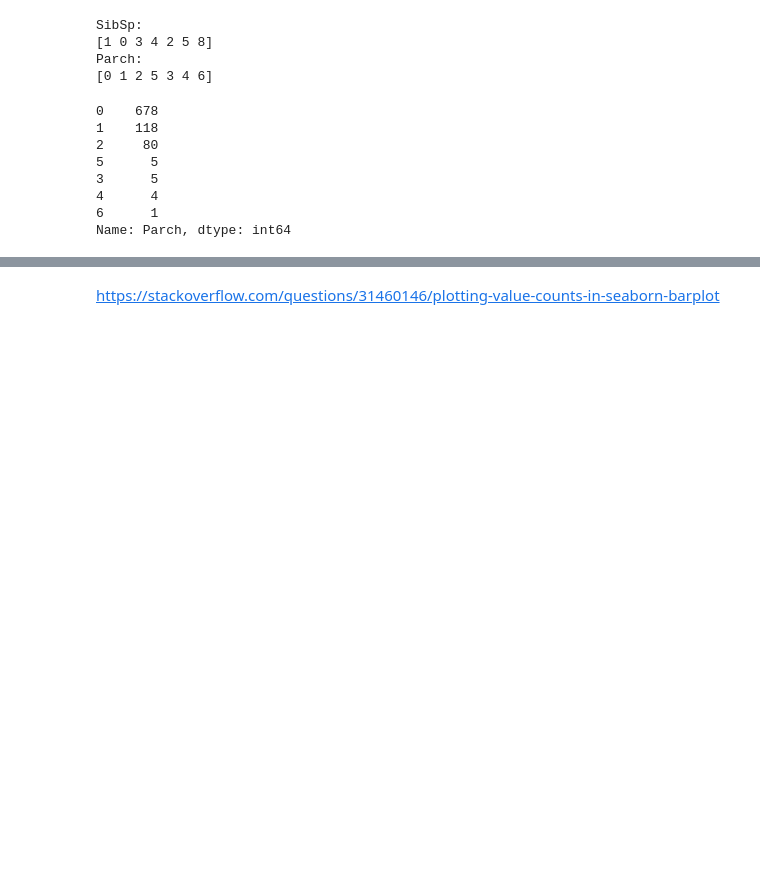
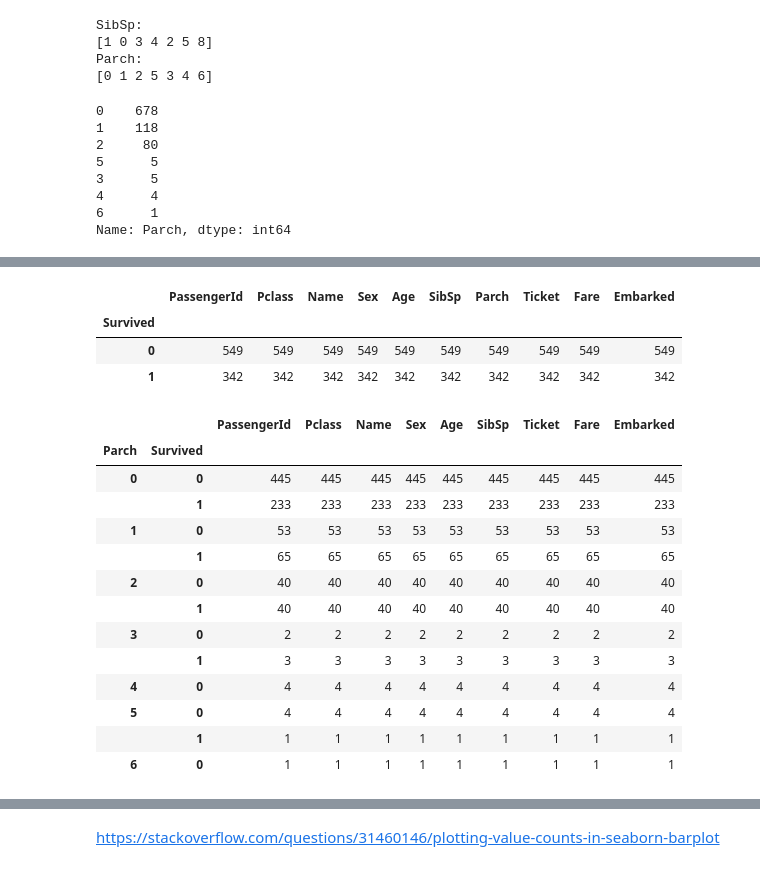
Before and after one commit to kailastone/kaggle_competitions, a Jupyter notebook: Titanic/Titanic EDA.ipynb, the cells around one changed output, grey strips where cells are left out. Drawn from its saved outputs; the diff is of its cells as text; code cells hidden in the pictures; blank space fills up the shorter version.

```diff
--- a/Titanic/Titanic EDA.ipynb
+++ b/Titanic/Titanic EDA.ipynb
@@ -157,3 +157,29 @@ train_data.head()
 | 2 | 3 | 1 | 3 | Heikkinen, Miss. Laina | female | 26.0 | 0 | 0 | STON/O2. 3101282 | 7.9250 | ... |
 | 3 | 4 | 1 | 1 | Futrelle, Mrs. Jacques Heath (Lil... | female | 35.0 | 1 | 0 | 113803 | 53.1000 | ... |
 | 4 | 5 | 0 | 3 | Allen, Mr. William Henry | male | 35.0 | 0 | 0 | 373450 | 8.0500 | ... |
+# %%
+survived_df = train_data.groupby('Survived').count()
+survived_df
+# %% [output]
+|  | PassengerId | Pclass | Name | Sex | Age | SibSp | Parch | Ticket | Fare | Embarked |
+| Survived |  |  |  |  |  |  |  |  |  |  |
+| 0 | 549 | 549 | 549 | 549 | 549 | 549 | 549 | 549 | 549 | 549 |
+| 1 | 342 | 342 | 342 | 342 | 342 | 342 | 342 | 342 | 342 | 342 |
+# %%
+parch_count_df = train_data.groupby(['Parch', 'Survived']).count()
+parch_count_df
+# %% [output]
+|  |  | PassengerId | Pclass | Name | Sex | Age | SibSp | Ticket | Fare | Embarked |
+| Parch | Survived |  |  |  |  |  |  |  |  |  |
+| 0 | 0 | 445 | 445 | 445 | 445 | 445 | 445 | 445 | 445 | 445 |
+|  | 1 | 233 | 233 | 233 | 233 | 233 | 233 | 233 | 233 | 233 |
+| 1 | 0 | 53 | 53 | 53 | 53 | 53 | 53 | 53 | 53 | 53 |
+|  | 1 | 65 | 65 | 65 | 65 | 65 | 65 | 65 | 65 | 65 |
+| 2 | 0 | 40 | 40 | 40 | 40 | 40 | 40 | 40 | 40 | 40 |
+|  | 1 | 40 | 40 | 40 | 40 | 40 | 40 | 40 | 40 | 40 |
+| 3 | 0 | 2 | 2 | 2 | 2 | 2 | 2 | 2 | 2 | 2 |
+|  | 1 | 3 | 3 | 3 | 3 | 3 | 3 | 3 | 3 | 3 |
+| 4 | 0 | 4 | 4 | 4 | 4 | 4 | 4 | 4 | 4 | 4 |
+| 5 | 0 | 4 | 4 | 4 | 4 | 4 | 4 | 4 | 4 | 4 |
+|  | 1 | 1 | 1 | 1 | 1 | 1 | 1 | 1 | 1 | 1 |
+| 6 | 0 | 1 | 1 | 1 | 1 | 1 | 1 | 1 | 1 | 1 |
```
Also changed, not shown: parts of 8 cells of this notebook.
